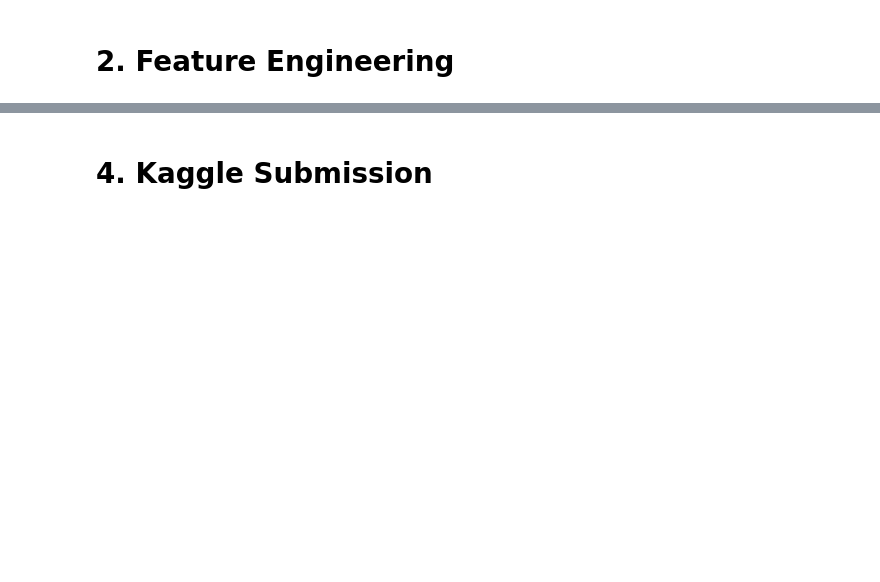
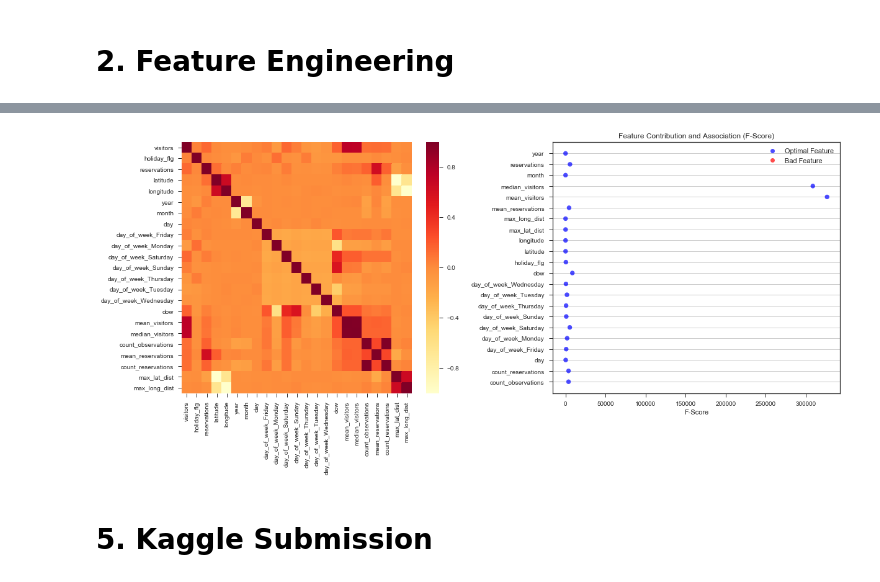
Before and after one commit to karlphillip/DataScience, a Jupyter notebook: Capstone Project1/3_regression_v2.ipynb, the cells around one changed output, grey strips where cells are left out. Drawn from its saved outputs; the diff is of its cells as text; code cells hidden in the pictures; blank space fills up the shorter version.

```diff
--- a/Capstone Project1/3_regression_v2.ipynb
+++ b/Capstone Project1/3_regression_v2.ipynb
@@ -216,5 +165,21 @@ plot_actual_vs_predicted(y, y_test, y_pred)
+# %%
+plt.figure(figsize=(17,8))
+
+# Plots the correlation between different features of the dataframe
+plt.subplot(1, 2, 1)
+ax = sns.heatmap(df.corr(), square=True, cmap='YlOrRd')
+ax.set_aspect('auto')
+
+# Plot feature contributions and associations
+feature_names = get_feature_names(df)
+gfx.plot_feature_importance(df, feature_names, True)
+
+plt.tight_layout(h_pad=1)
+plt.show()
+# %% [output]
+[figure, added]
 # %% [markdown]
-# 4. Kaggle Submission
+# 5. Kaggle Submission
 # %%
 # load_submission_file(): reads sample_submissions.csv and returns a DataFrame with extra columns parsed from 'id'
 def load_submission_file():
```
Also changed, not shown: parts of 25 cells of this notebook, 2 other files.
